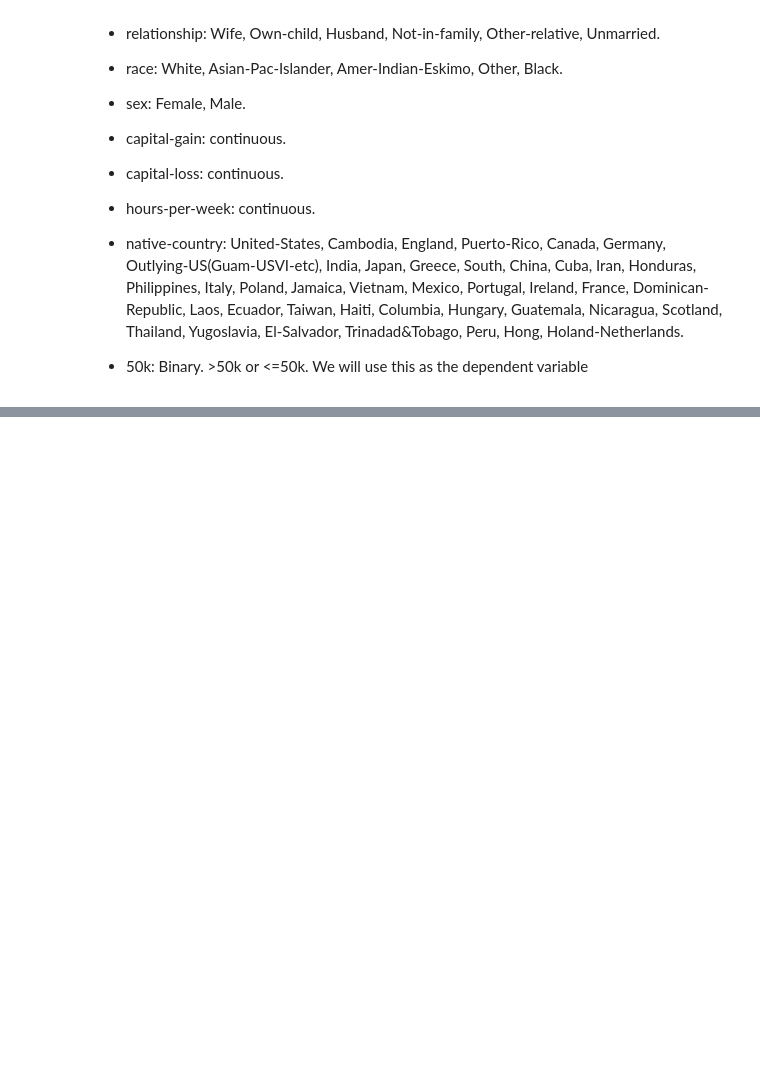
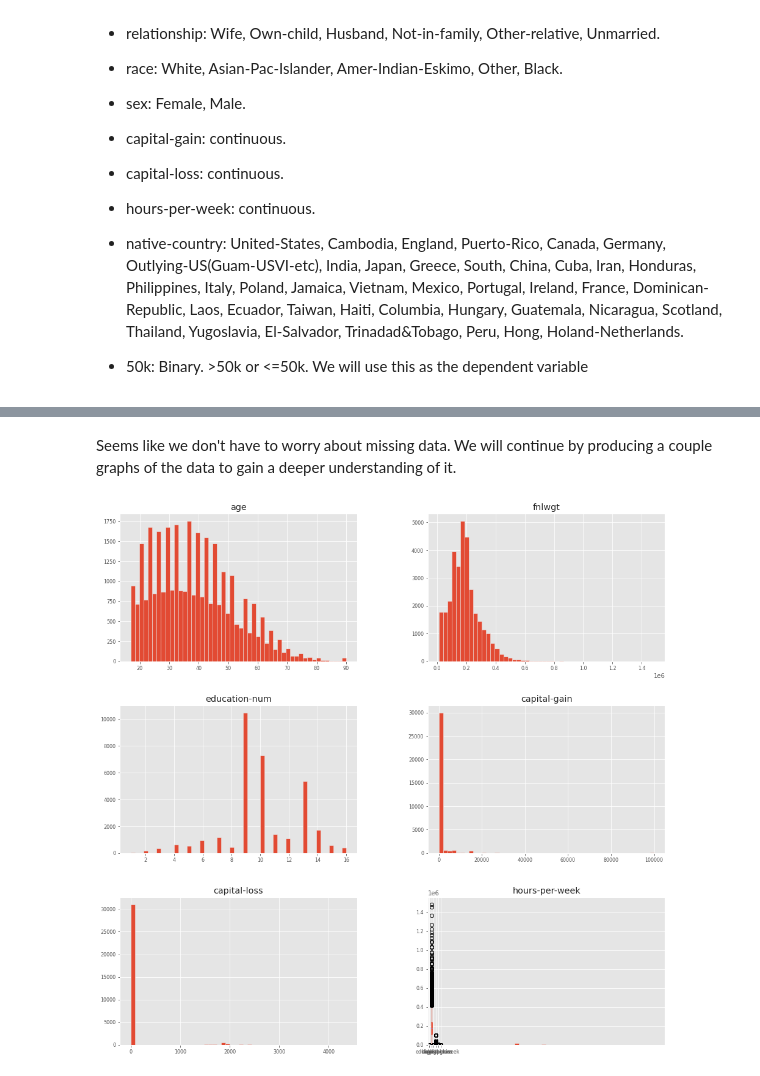
Before and after one commit to zongqi-wang/578-Data-Visualization, a Jupyter notebook: Data_Exploration_and_Visualizations.ipynb, the cells around one changed output, grey strips where cells are left out. Cells and saved outputs as stored; diff of their text form; code cells hidden in the pictures; blank space fills up the shorter version.

```diff
--- a/Data_Exploration_and_Visualizations.ipynb
+++ b/Data_Exploration_and_Visualizations.ipynb
@@ -21,3 +17,16 @@ import numpy as np
+# %%
+# Loading required libraries
+import numpy as np
+import pandas as pd
+pd.set_option('display.max_rows', 500)
+pd.set_option('display.max_columns', 100)
+
+import seaborn as sns
+sns.set_style("ticks", {"xtick.major.size": 8, "ytick.major.size": 8})
+
+import matplotlib.pyplot as plt
+%matplotlib inline
+plt.style.use('ggplot')
 # %%
 # URL of the data. They have been uploaded to Github for easy and public access
 train_data_url = 'https://raw.githubusercontent.com/zongqi-wang/578-Data-Visualization/main/adult.data'
@@ -111,0 +153,7 @@ test_dat.head()
+# %% [markdown]
+Seems like we don't have to worry about missing data. We will continue by producing a couple graphs of the data to gain a deeper understanding of it.
+# %%
+df_num = train_dat.select_dtypes(np.int32)
+df_num.hist(figsize=(16, 16), bins=50, xlabelsize=8, ylabelsize=8)
+# %% [output]
+[figure, added]
```
Also changed, not shown: parts of 4 cells of this notebook.
